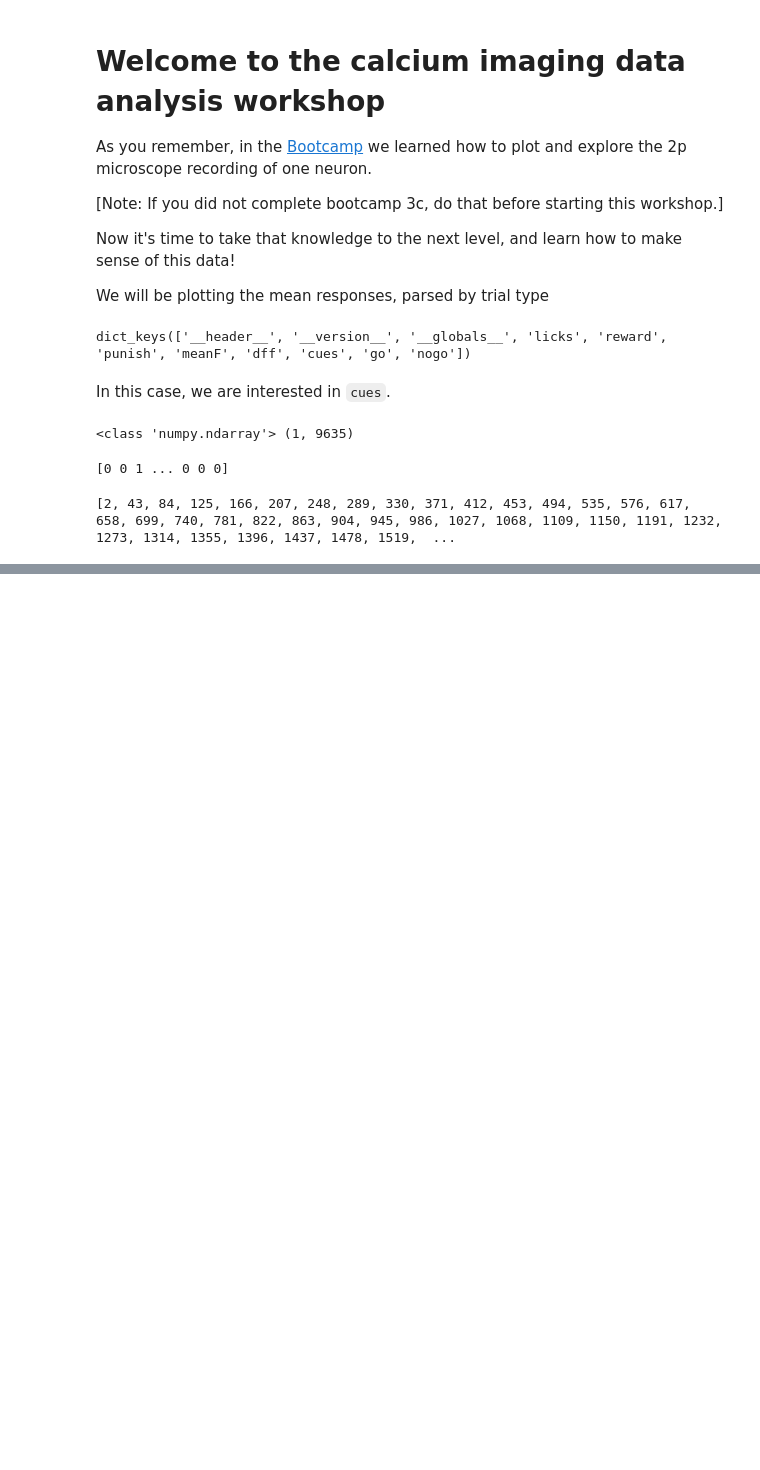
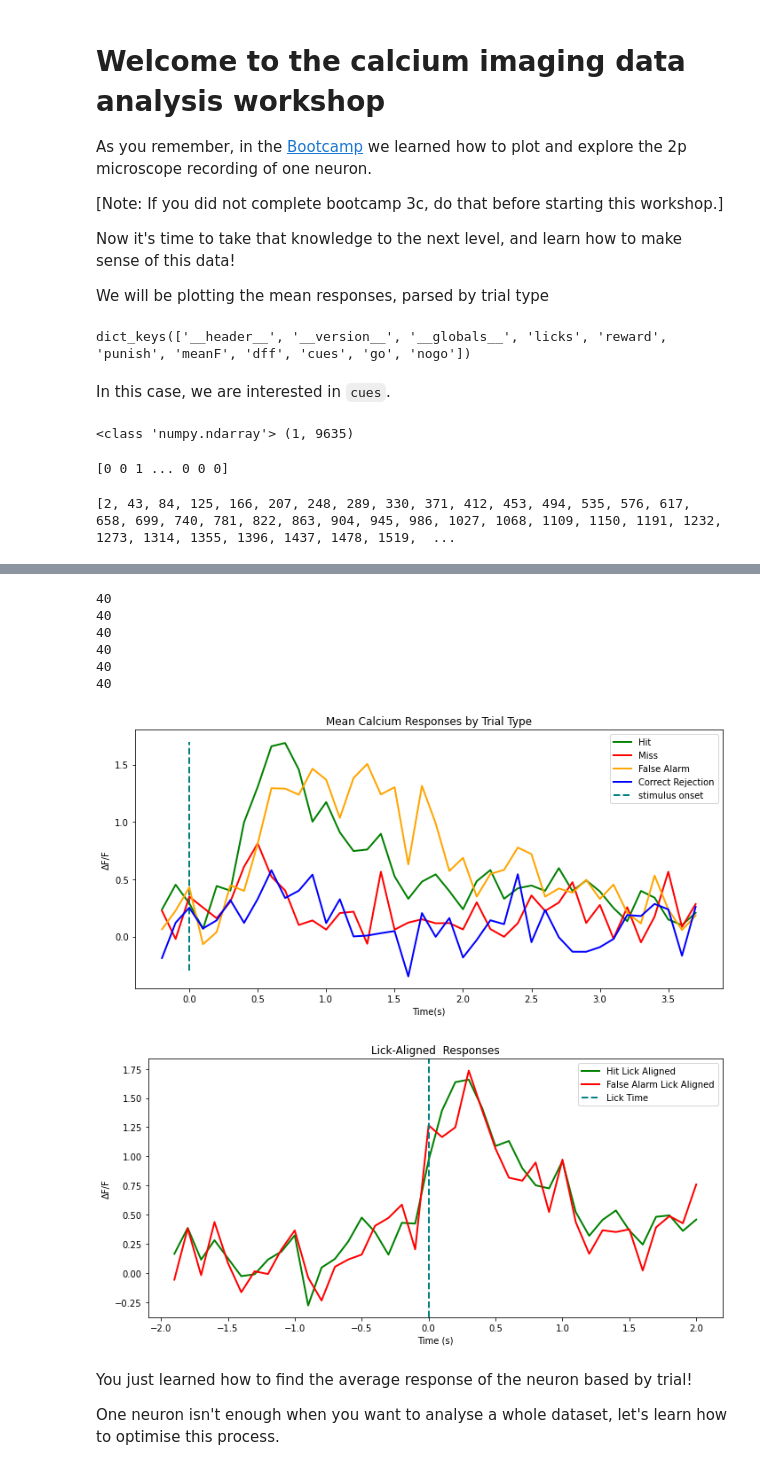
Before and after one commit to shepai/BIORTC_Nigeria, a Jupyter notebook: Workshops/Calcium/calcium_workshop.ipynb, the cells around one changed output, grey strips where cells are left out. Cells and saved outputs as stored; diff of their text form; code cells hidden in the pictures; blank space fills up the shorter version.

Commit message:
finalised calcium imaging workshop

```diff
--- a/Workshops/Calcium/calcium_workshop.ipynb
+++ b/Workshops/Calcium/calcium_workshop.ipynb
@@ -22,6 +21,9 @@ mat = scipy.io.loadmat("calcium_traces_data_non_compressed/0406_20180620_8_times
 print(mat.keys())
 # %% [output]
 dict_keys(['__header__', '__version__', '__globals__', 'licks', 'reward', 'punish', 'meanF', 'dff', 'cues', 'go', 'nogo'])
+# %%
+# first, let's store dff in a variable
+dff = mat['dff'].flatten()
 # %% [markdown]
 In this case, we are interested in `cues`.
 # %%
@@ -59,0 +208,60 @@ post_stim_period = trialduration - baseline - 1
+# %%
+# Step 5: Compute PSTHs
+hit_psth = np.mean(hit_waves, axis=0)
+miss_psth = np.mean(miss_waves, axis=0)
+fa_psth = np.mean(fa_waves, axis=0)
+cr_psth = np.mean(cr_waves, axis=0)
+hit_lick_psth = np.mean(hit_lick_waves, axis=1)
+fa_lick_psth = np.mean(fa_lick_waves, axis=1)
+
+# sanity check to make sure they are all the same size
+print(len(hit_psth))
+print(len(miss_psth))
+print(len(fa_psth))
+print(len(cr_psth))
+print(len(hit_lick_psth))
+print(len(fa_lick_psth))
+# %% [output]
+40
+40
+40
+40
+40
+40
+# %%
+# Step 6: Plot Trial-Type Aligned PSTHs
+time1 = np.arange(-baseline, post_stim_period) / 10
+
+plt.figure(figsize=(10, 5))
+plt.plot(time1, hit_psth, color='green', label='Hit', linewidth=2)
+plt.plot(time1, miss_psth, color='red', label='Miss', linewidth=2)
+plt.plot(time1, fa_psth, color="orange", label='False Alarm', linewidth=2)
+plt.plot(time1, cr_psth, color="blue", label='Correct Rejection', linewidth=2)
+plt.title('Mean Calcium Responses by Trial Type')
+plt.xlabel('Time(s)')
+plt.ylabel('ΔF/F')
+plt.vlines(x=0, ymin=-0.30, ymax=1.70, colors='teal', ls='--', lw=2, label='stimulus onset')
+plt.legend()
+plt.tight_layout()
+plt.show()
+
+# Step 7: Plot Lick-Aligned PSTHs
+time2 = np.arange(-((trial_duration // 2 )- 1), trial_duration // 2 + 1) / 10
+
+plt.figure(figsize=(10, 5))
+plt.plot(time2, hit_lick_psth, color='green', label='Hit Lick Aligned', linewidth=2)
+plt.plot(time2, fa_lick_psth, color="red", label='False Alarm Lick Aligned', linewidth=2)
+plt.title('Lick-Aligned  Responses')
+plt.axvline(0, color='teal', linestyle='--', linewidth=2, label='Lick Time')
+plt.xlabel('Time (s)')
+plt.ylabel('ΔF/F')
+plt.legend()
+plt.tight_layout()
+plt.show()
+# %% [output]
+[figure, added]
+[figure, added]
+# %% [markdown]
+You just learned how to find the average response of the neuron based by trial!
+
+One neuron isn't enough when you want to analyse a whole dataset, let's learn how to optimise this process.
```
Also changed, not shown: parts of 13 cells of this notebook.
